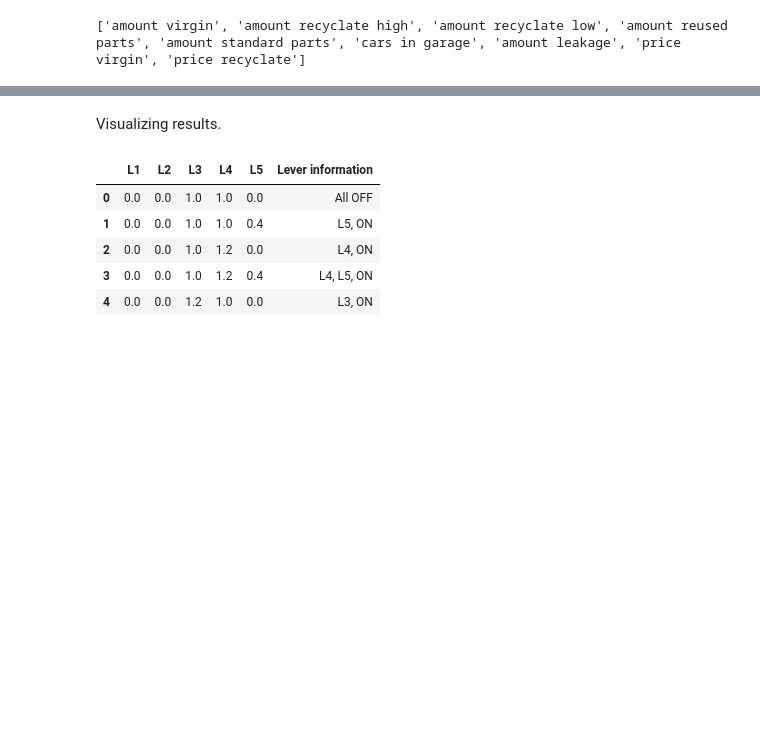
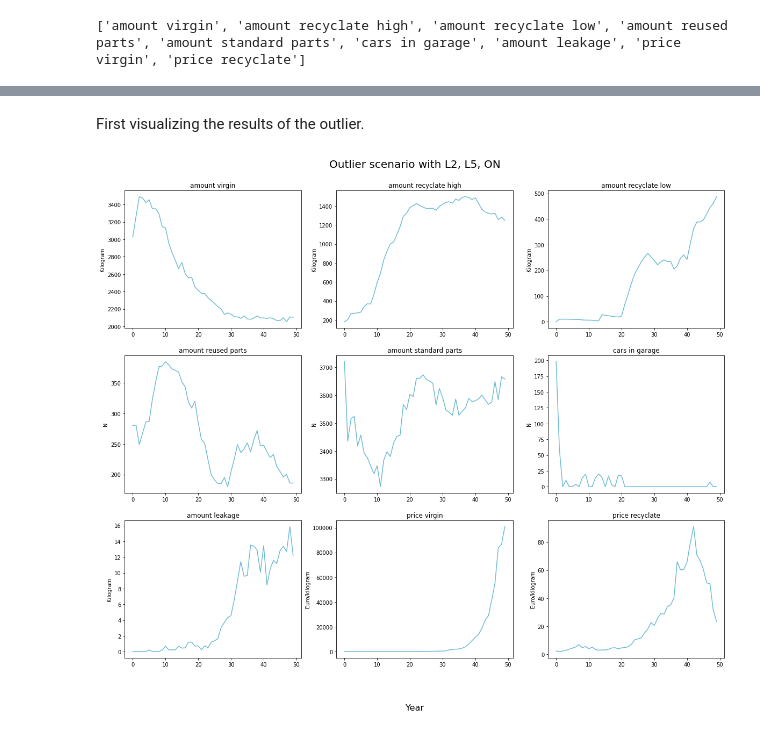
Before and after one commit to max-reddel/QONNECT, a Jupyter notebook: experiments/results.ipynb, the cells around one changed output, grey strips where cells are left out. Saved outputs shown, nothing was run; the diff lists cells and outputs as text; code cells hidden in the pictures; blank space fills up the shorter version.

```diff
--- a/experiments/results.ipynb
+++ b/experiments/results.ipynb
@@ -26,12 +27,19 @@ Splitting the dataframes for plotting each run.
 # %%
 separated_results = {}
+outlier_price_plastics = {}
 
 for experiment, runs in results.items():
     separated_results[experiment] = []
+    outlier_price_plastics[experiment] = []
     for run in range(n_runs):
         run_df = runs.iloc[:n_years, :]
         runs = runs.iloc[n_years+1:, :]
-        separated_results[experiment].append(run_df)
+
+        if run_df['price virgin'].iloc[-1] > 20000.0:
+            outlier_price_plastics[experiment].append(run_df)
+
+        else:
+            separated_results[experiment].append(run_df)
 # %% [markdown]
 Generating the dataframe with experimental conditions to find the scenarios which correspond to the same lever combinations.
 # %%
@@ -193,15 +200,41 @@ Making a dictionary with corresponding units.
 # %%
-unit_list = (['Kilogram'] * 3) + (['N'] * 3) + ['Kilogram'] + (['Euro'] * 2)
+unit_list = (['Kilogram'] * 3) + (['N'] * 3) + ['Kilogram'] + (['Euro/kilogram'] * 2)
 # %%
 unit_dict = {column_names[i]: unit_list[i] for i in range(len(column_names))}
-# %% [markdown]
-Visualizing results.
-# %%
-unique_levers.head()
-# %% [output]
-|  | L1 | L2 | L3 | L4 | L5 | Lever information |
-| 0 | 0.0 | 0.0 | 1.0 | 1.0 | 0.0 | All OFF |
-| 1 | 0.0 | 0.0 | 1.0 | 1.0 | 0.4 | L5, ON |
-| 2 | 0.0 | 0.0 | 1.0 | 1.2 | 0.0 | L4, ON |
-| 3 | 0.0 | 0.0 | 1.0 | 1.2 | 0.4 | L4, L5, ON |
-| 4 | 0.0 | 0.0 | 1.2 | 1.0 | 0.0 | L3, ON |
+# %% [markdown]
+First visualizing the results of the outlier.
+# %%
+for experiment, run in outlier_price_plastics.items():
+    # If there is an outlier
+    if run:
+
+        # Then we determine to which lever combination the experiment belongs
+        for lever_comb, experiments in same_levers.items():
+            # Check whether the outlier experiment is in the list with experiments belonging to the lever combination.
+            if experiment in experiments:
+                LCB = unique_levers.loc[lever_comb, 'Lever information']
+
+        run_data = run[0]
+
+        N_x = 3
+        N_y = 3
+
+        fig, axs = plt.subplots(N_x, N_y, figsize=(20,16))
+        fig.suptitle('Outlier scenario with ' + LCB, y=0.93, fontsize=20)
+        fig.text(0.5, 0.04, 'Year', ha='center', fontsize=16)
+
+        plot_counter = 0
+
+        for row in range(N_x):
+
+            for column in range(N_y):
+                column_name = column_names[plot_counter]
+                axs[row, column].plot(run_data.index, run_data[column_name], color='#6ebbd5')
+                axs[row, column].title.set_text(column_name)
+                axs[row, column].set_ylabel(unit_dict[column_name])
+
+                plot_counter += 1
+
+        fig.savefig('outputimages/outlier.png')
+# %% [output]
+[figure, added]
```
Also changed, not shown: parts of 16 cells of this notebook, 9 other files.
